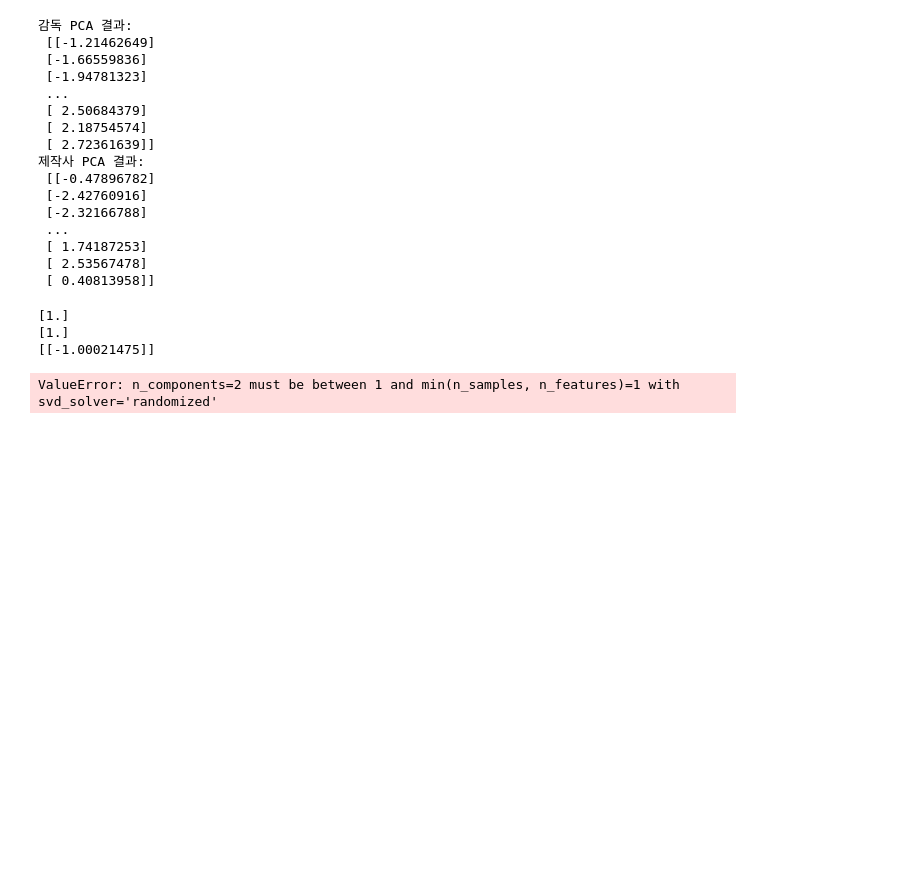
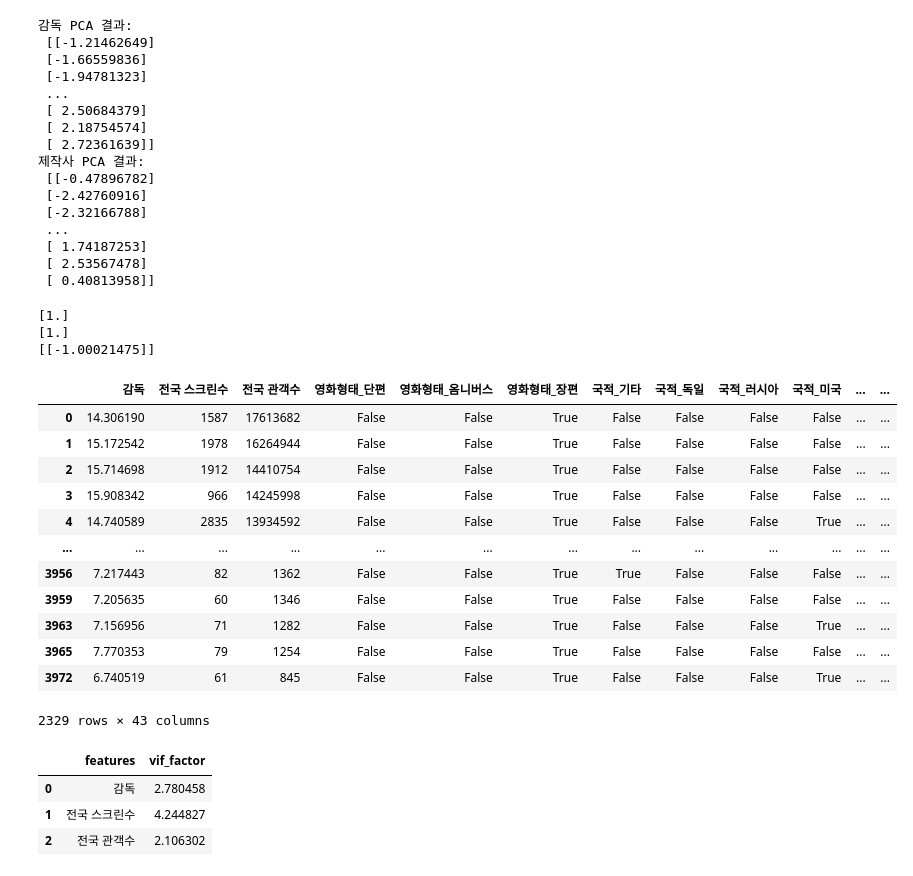
Before and after one commit to Dacon-ai-RunningFive/Dacon-AI, a Jupyter notebook: movie/notebooks/preprocessing/preprocessing2.ipynb, the cells around one changed output. Drawn from its saved outputs; the diff is of its cells as text; code cells hidden in the pictures; blank space fills up the shorter version.

```diff
--- a/movie/notebooks/preprocessing/preprocessing2.ipynb
+++ b/movie/notebooks/preprocessing/preprocessing2.ipynb
@@ -259,23 +258,39 @@ print(loadings)
 [1.]
 [1.]
 [[-1.00021475]]
-# %%
-tsne = TSNE(n_components=2, random_state=0)
-pca = PCA(n_components=1, random_state=0)
-
-# reshape
-directors_np = directors.to_numpy().reshape(-1, 1)
-producers_np = producers.to_numpy().reshape(-1, 1)
-
-# t-SNE 모델에 데이터를 입력하고 훈련
-directors_tsne = tsne.fit_transform(pca.fit_transform(directors_np))
-producers_tsne = tsne.fit_transform(pca.fit_transform(producers_np))
-
-# 시각화
-plt.scatter(directors_tsne[:, 0], directors_tsne[:, 1], label='Director')
-plt.scatter(producers_tsne[:, 0], producers_tsne[:, 1], label='Producer')
-plt.legend()
-plt.show()
-# %% [output]
-ValueError: n_components=2 must be between 1 and min(n_samples, n_features)=1 with svd_solver='randomized'
+# %%
+# 제작사 컬럼 삭제
+m_new.drop(["제작사"], axis=1, inplace=True)
+
+m_new
+# %% [output]
+|  | 감독 | 전국 스크린수 | 전국 관객수 | 영화형태_단편 | 영화형태_옴니버스 | 영화형태_장편 | 국적_기타 | 국적_독일 | 국적_러시아 | 국적_미국 | ... | ... |
+| 0 | 14.306190 | 1587 | 17613682 | False | False | True | False | False | False | False | ... | ... |
+| 1 | 15.172542 | 1978 | 16264944 | False | False | True | False | False | False | False | ... | ... |
+| 2 | 15.714698 | 1912 | 14410754 | False | False | True | False | False | False | False | ... | ... |
+| 3 | 15.908342 | 966 | 14245998 | False | False | True | False | False | False | False | ... | ... |
+| 4 | 14.740589 | 2835 | 13934592 | False | False | True | False | False | False | True | ... | ... |
+| ... | ... | ... | ... | ... | ... | ... | ... | ... | ... | ... | ... | ... |
+| 3956 | 7.217443 | 82 | 1362 | False | False | True | True | False | False | False | ... | ... |
+| 3959 | 7.205635 | 60 | 1346 | False | False | True | False | False | False | False | ... | ... |
+| 3963 | 7.156956 | 71 | 1282 | False | False | True | False | False | False | True | ... | ... |
+| 3965 | 7.770353 | 79 | 1254 | False | False | True | False | False | False | False | ... | ... |
+| 3972 | 6.740519 | 61 | 845 | False | False | True | False | False | False | True | ... | ... |
+2329 rows × 43 columns
+# %%
+# 다중공선선 확인을 위해 더미 컬럼 제외
+X = m_new.iloc[:, :3]
+
+# 변수(features)와 VIF 값을 담을 데이터프레임 생성
+vif = pd.DataFrame()
+vif["features"] = X.columns
+
+# X 데이터프레임의 각 변수에 대한 VIF 값을 계산하여 vif_factor 컬럼에 저장
+vif["vif_factor"] = [variance_inflation_factor(X.values.astype(float), i) for i in range(X.shape[1])]
+vif
+# %% [output]
+|  | features | vif_factor |
+| 0 | 감독 | 2.780458 |
+| 1 | 전국 스크린수 | 4.244827 |
+| 2 | 전국 관객수 | 2.106302 |
 # %%
```
Also changed, not shown: parts of 3 cells of this notebook, 2 other files.
